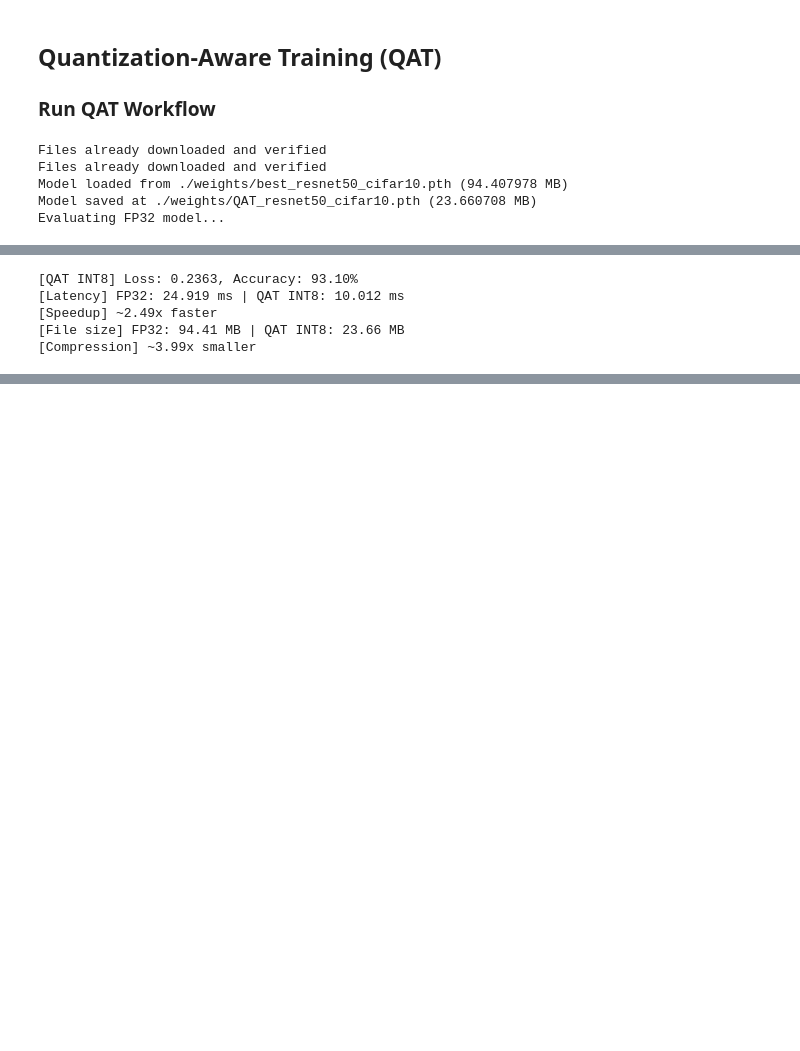
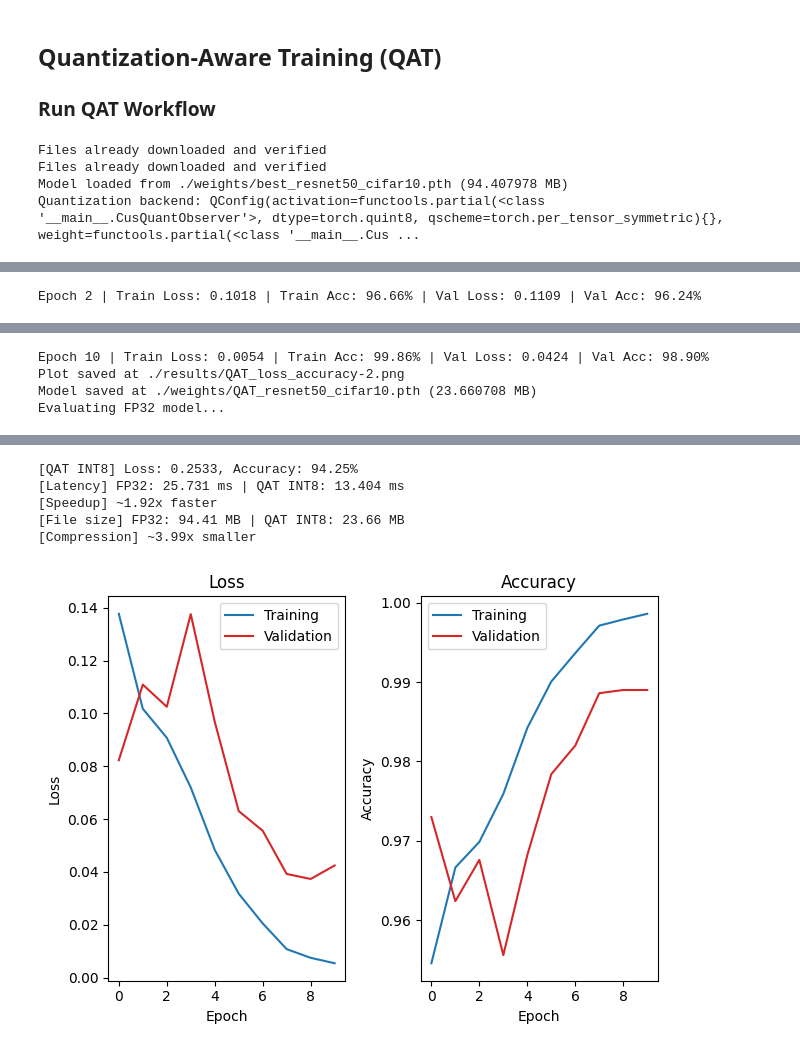
Before and after one commit to ccching/EAILab-2025, a Jupyter notebook: EAI_Lab3/StudentID_Lab3.ipynb, the cells around one changed output, grey strips where cells are left out. Cells and saved outputs as stored; diff of their text form; code cells hidden in the pictures; blank space fills up the shorter version.

```diff
--- a/EAI_Lab3/StudentID_Lab3.ipynb
+++ b/EAI_Lab3/StudentID_Lab3.ipynb
@@ -551,16 +551,13 @@ def train_model(model, train_loader, val_loader,
     # Implement ypur criterion, optimizer, and scheduler
     criterion = nn.CrossEntropyLoss()
     # criterion = nn.MSELoss()
-    optimizer = optim.SGD(model.parameters(), lr=lr, momentum=0.9, weight_decay=5e-4,nesterov=True)
-    scheduler = lr_scheduler.CosineAnnealingWarmRestarts(optimizer, T_0=10, T_mult=1,eta_min=1e-5)
+    optimizer = optim.SGD(model.parameters(), lr=lr, momentum=0.9, weight_decay=5e-4)
+    scheduler = lr_scheduler.CosineAnnealingWarmRestarts(optimizer, T_0=10, T_mult=1)
 
-    criterion = nn.CrossEntropyLoss(label_smoothing=0.1)
     # optimizer = optim.AdamW(model.parameters(), lr=lr)
-    optimizer = optim.SGD(model.parameters(), lr=lr, momentum=0.9, weight_decay=4e-4)
     # optimizer = torch_optim.Lamb(model.parameters(), lr=lr)
     # scheduler = lr_scheduler.StepLR(optimizer, step_size=epochs//3, gamma=0.1)
     # scheduler = lr_scheduler.CosineAnnealingLR(optimizer, T_max=epochs)
-    scheduler = optim.lr_scheduler.CosineAnnealingWarmRestarts(optimizer, T_0=10, T_mult=1)
     best_val_acc = 0.0
     train_loss_history, train_acc_history = [], []
     val_loss_history, val_acc_history = [], []
@@ -649,7 +646,7 @@ def train_model(model, train_loader, val_loader,
 if __name__ == "__main__":
 
     """ You can adjust the numbers below """
-    EPOCHS = 50
+    EPOCHS = 70
     LEARNING_RATE = 0.01
 
     model = resnet50_cifar10().to(DEFAULT_DEVICE)
@@ -942,15 +939,28 @@ def qat_quantization():
 
     ##### YOUR CODE HERE #####
     # 3. Fuse layers before QAT
-
+    model_fp32.to('cpu')
+    model_fp32.eval()
+    model_fp32.fuse_model()
     # 4. Set qconfig to enable QAT
+    model_fp32.qconfig = CustomQConfig.CusQuant.value
 
     # 5. Prepare model
+    model_fp32.train()
+    model_prepared = tq.prepare_qat(model_fp32, inplace=False)
+    print(f"Quantization backend: {model_fp32.qconfig}")
 
     # 6. Run QAT training
     # Use train_model(is_qat=True, ...)
 
+    model_qat = train_model(
+        model_prepared, train_loader, val_loader,
+        epochs=10, lr=0.01,
+        is_qat=True,
+        device='cpu'
+    )
     # 7. Convert to INT8
+    model_int8 = tq.convert(model_qat.eval(),inplace=False)
 
     # 8. Save INT8 model
     save_model(model_int8, "./weights/QAT_resnet50_cifar10.pth", existed="overwrite")
@@ -962,7 +972,7 @@ if __name__ == "__main__":
 
     ##### YOUR CODE HERE #####
     # Implement your criterion
-
+    criterion = nn.CrossEntropyLoss()
     fp32_checkpoint = "./weights/best_resnet50_cifar10.pth"
     model_baseline = load_model(resnet50_cifar10(), fp32_checkpoint, verbose=False)
     test_performance(model_baseline, model_int8, test_loader, criterion, is_ptq=False,
@@ -971,5 +981,4 @@ if __name__ == "__main__":
 Files already downloaded and verified
 Files already downloaded and verified
 Model loaded from ./weights/best_resnet50_cifar10.pth (94.407978 MB)
-Model saved at ./weights/QAT_resnet50_cifar10.pth (23.660708 MB)
-Evaluating FP32 model...
+Quantization backend: QConfig(activation=functools.partial(<class '__main__.CusQuantObserver'>, dtype=torch.quint8, qscheme=torch.per_tensor_symmetric){}, weight=functools.partial(<class '__main__.Cus ...
@@ -978,5 +987 @@ Evaluating INT8 model...
-[QAT INT8] Loss: 0.2363, Accuracy: 93.10%
-[Latency] FP32: 24.919 ms | QAT INT8: 10.012 ms
-[Speedup] ~2.49x faster
-[File size] FP32: 94.41 MB | QAT INT8: 23.66 MB
-[Compression] ~3.99x smaller
+Epoch 2 | Train Loss: 0.1018 | Train Acc: 96.66% | Val Loss: 0.1109 | Val Acc: 96.24%
@@ -982,0 +999,4 @@ Evaluating INT8 model...
+Epoch 10 | Train Loss: 0.0054 | Train Acc: 99.86% | Val Loss: 0.0424 | Val Acc: 98.90%
+Plot saved at ./results/QAT_loss_accuracy-2.png
+Model saved at ./weights/QAT_resnet50_cifar10.pth (23.660708 MB)
+Evaluating FP32 model...
@@ -982,0 +1005,6 @@ Evaluating INT8 model...
+[QAT INT8] Loss: 0.2533, Accuracy: 94.25%
+[Latency] FP32: 25.731 ms | QAT INT8: 13.404 ms
+[Speedup] ~1.92x faster
+[File size] FP32: 94.41 MB | QAT INT8: 23.66 MB
+[Compression] ~3.99x smaller
+[figure, added]
```
Also changed, not shown: parts of 4 cells of this notebook.
